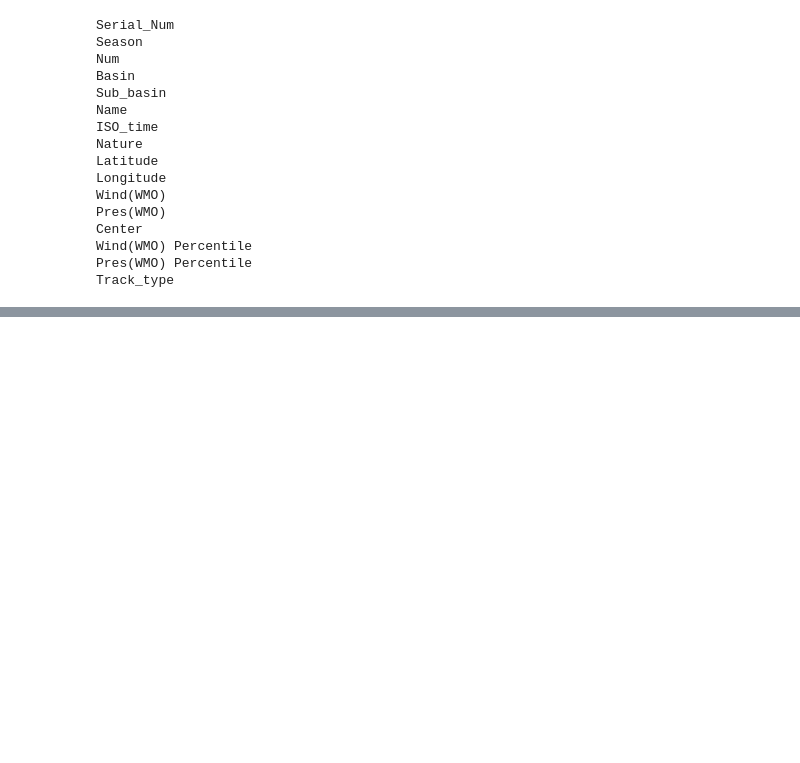
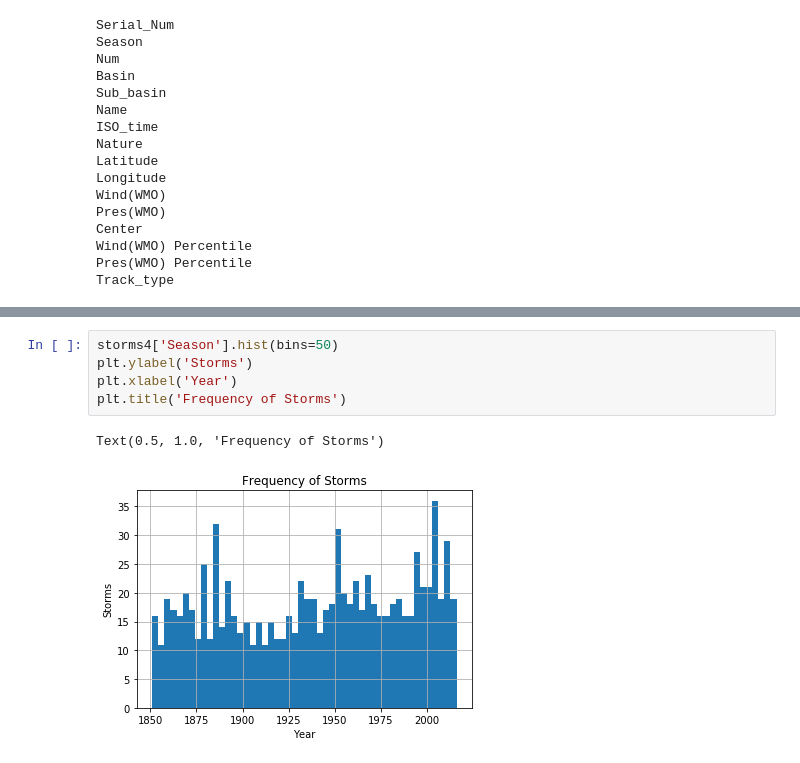
Before and after one commit to zuhbeer/Capstone, a Jupyter notebook: data playground.ipynb, the cells around one changed output, grey strips where cells are left out. Drawn from its saved outputs; the diff is of its cells as text; blank space fills up the shorter version.

```diff
--- a/data playground.ipynb
+++ b/data playground.ipynb
@@ -93,0 +77,8 @@ Name: Longitude, Length: 49649, dtype: bool
+# %%
+storms4['Season'].hist(bins=50)
+plt.ylabel('Storms')
+plt.xlabel('Year')
+plt.title('Frequency of Storms')
+# %% [output]
+Text(0.5, 1.0, 'Frequency of Storms')
+[figure, added]
```
Also changed, not shown: parts of 8 cells of this notebook.
